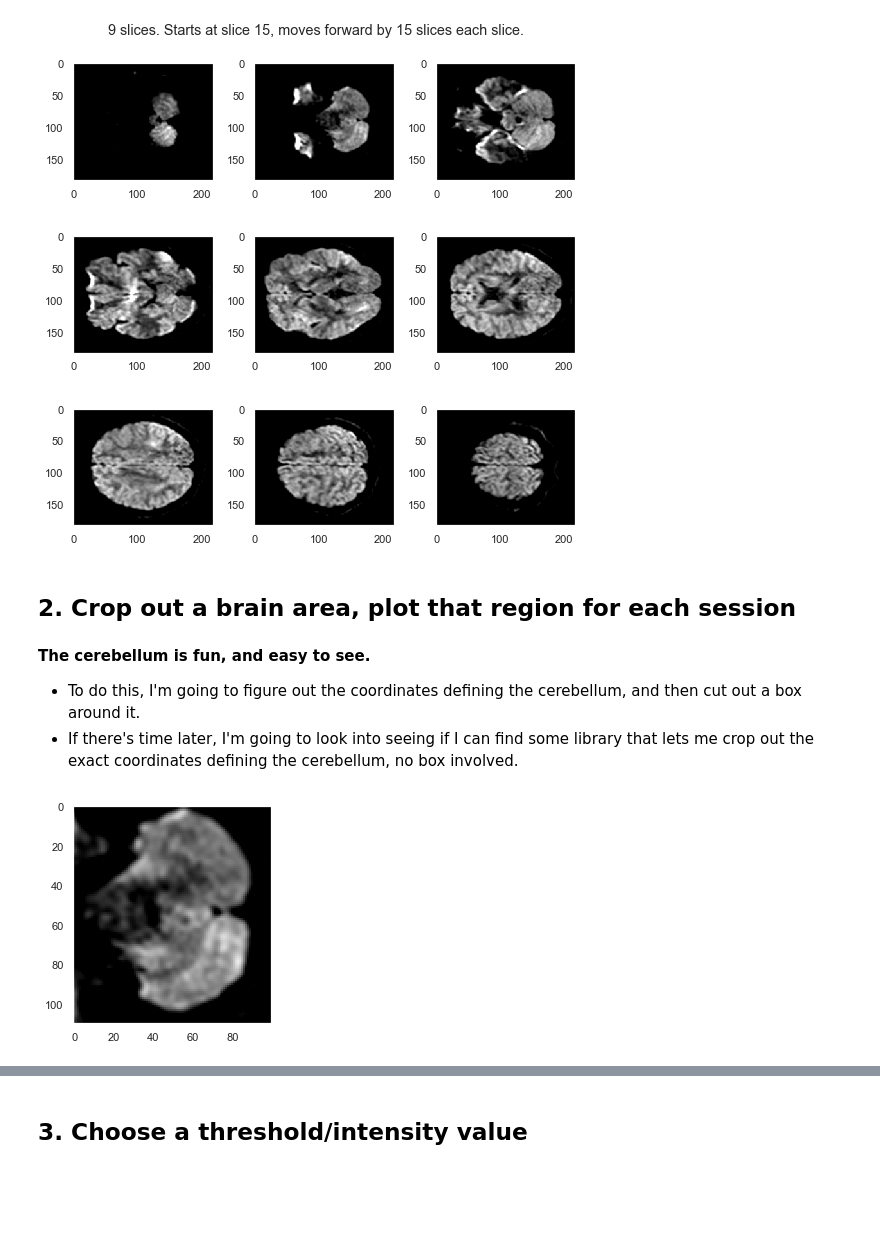
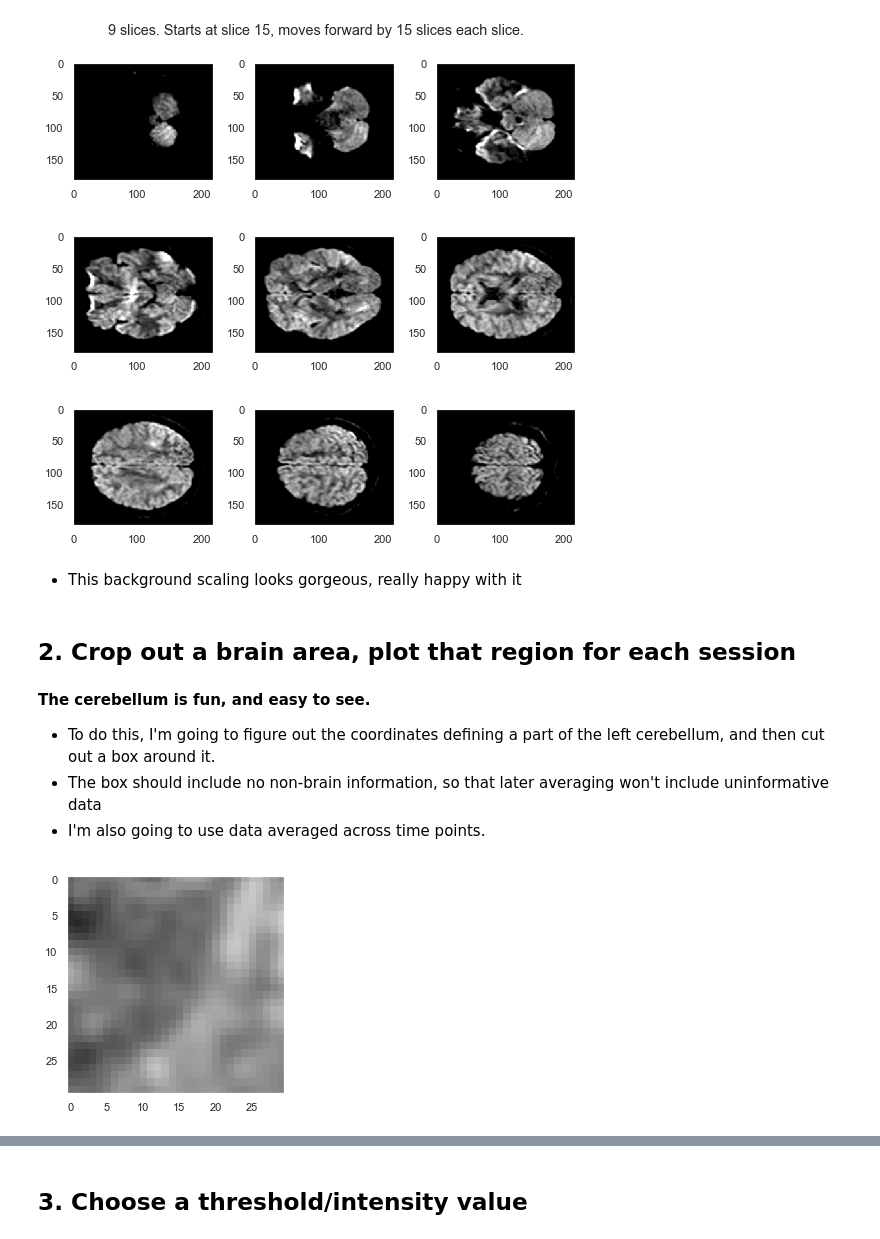
Before and after one commit to loftusa/mri-code-challenge, a Jupyter notebook: Main-analysis.ipynb, the cells around one changed output, grey strips where cells are left out. Drawn from its saved outputs; the diff is of its cells as text; code cells hidden in the pictures; blank space fills up the shorter version.

Commit message:
Revamping threshold and analysis section to average data rather than using a single time point. Also using a smaller slice of the cerebellum, to avoid non-brain data making it through.

```diff
--- a/Main-analysis.ipynb
+++ b/Main-analysis.ipynb
@@ -217,10 +211,13 @@ fig.subplots_adjust(wspace=.3)
 plt.suptitle('9 slices. Starts at slice 15, moves forward by 15 slices each slice.', y=0.92);
 # %% [output]
 [figure]
+# %% [markdown]
+- This background scaling looks gorgeous, really happy with it
 # %% [markdown]
 ## 2. Crop out a brain area, plot that region for each session
 # %% [markdown]
 **The cerebellum is fun, and easy to see.**
 
-- To do this, I'm going to figure out the coordinates defining the cerebellum, and then cut out a box around it.
-- If there's time later, I'm going to look into seeing if I can find some library that lets me crop out the exact coordinates defining the cerebellum, no box involved.
+- To do this, I'm going to figure out the coordinates defining a part of the left cerebellum, and then cut out a box around it.
+- The box should include no non-brain information, so that later averaging won't include uninformative data
+- I'm also going to use data averaged across time points.
@@ -231,9 +224,13 @@ cerebellum2 = mri2_data[35:145, 90:190, 15:60, :]  # Slices defining the cerebel
+# %%
+# Make a box around the cerebellum, averaged across all time points
+cerebellum1 = mri1_data[95:125, 135:165, 15:60, :].mean(axis=3)
+cerebellum2 = mri2_data[95:125, 135:165, 15:60, :].mean(axis=3)
 # %%
 # Show slice 15 of that box
-plt.imshow(cerebellum1[:, :, 15, 0], cmap='gray', vmin=60, vmax=250)
+plt.imshow(cerebellum1[:, :, 15], cmap='gray', vmin=60, vmax=250)
 plt.grid()
 # %% [output]
-[figure, old version]
+[figure, new version]
 # %%
 # TODO: figure out how to label the rows
 
```
Also changed, not shown: parts of 47 cells of this notebook.
